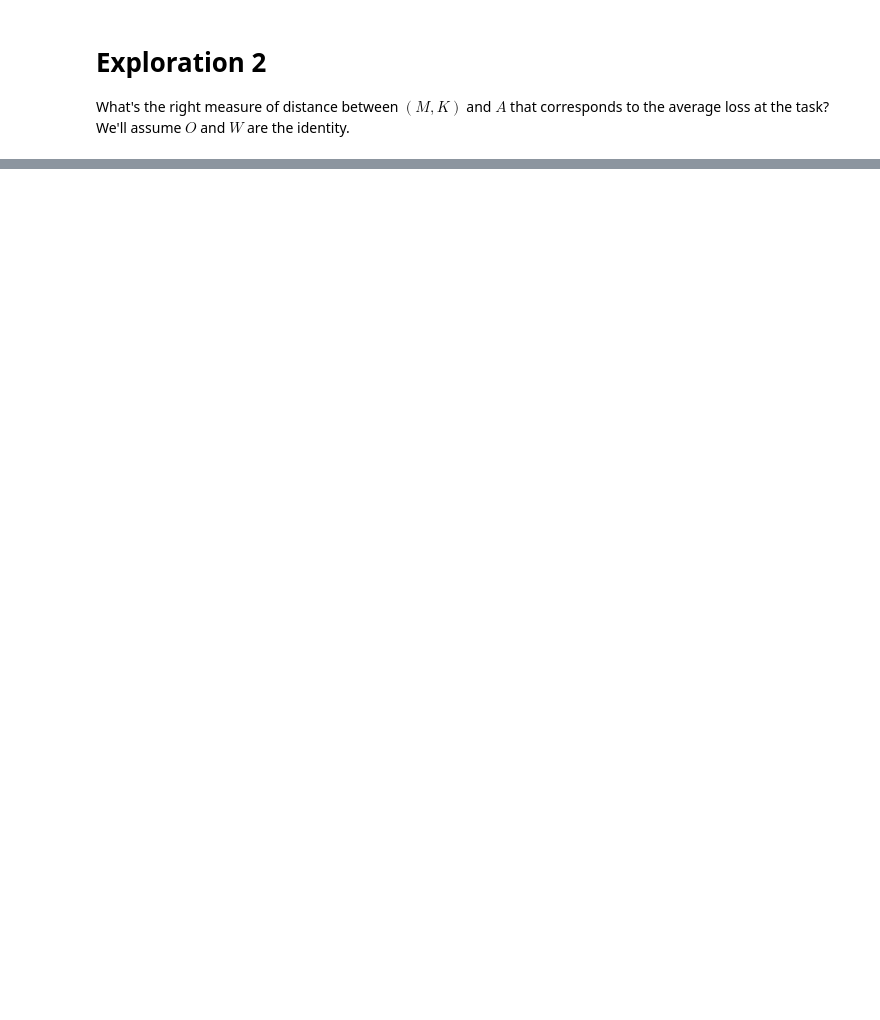
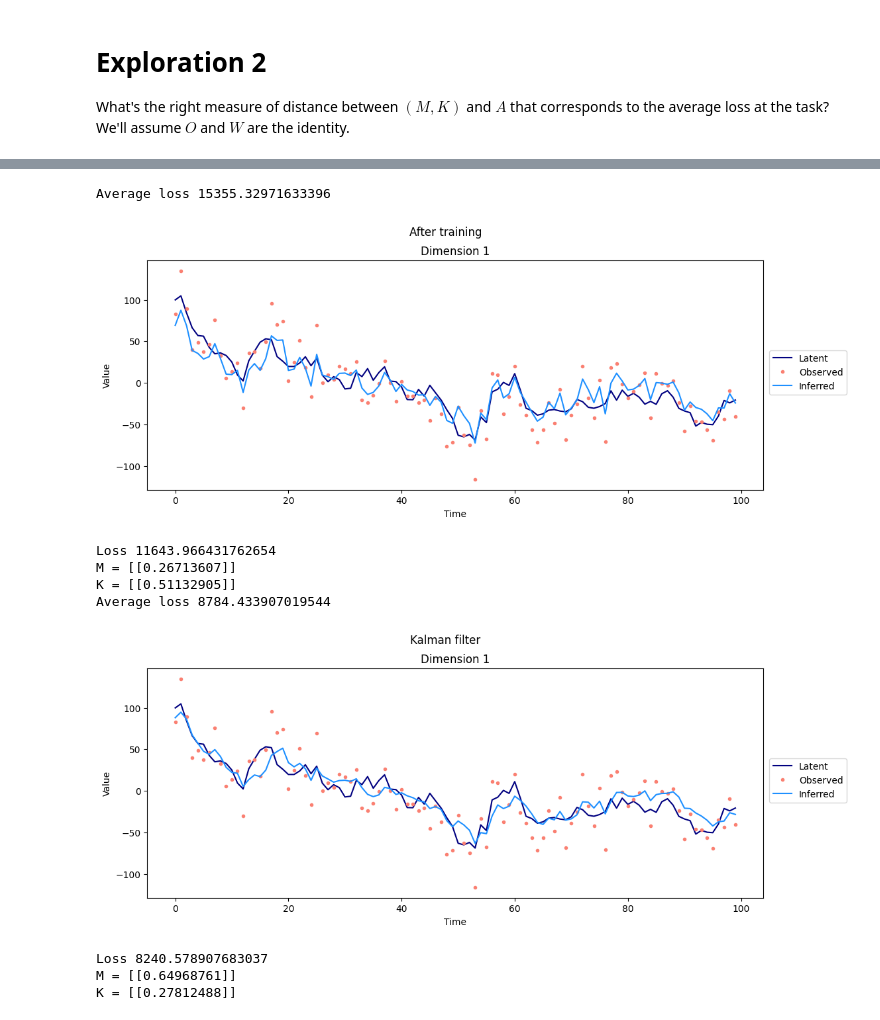
Before and after one commit to Kroiririoroirkk/cmu-project, a Jupyter notebook: LDS_exploration.ipynb, the cells around one changed output, grey strips where cells are left out. Saved outputs shown, nothing was run; the diff lists cells and outputs as text; code cells hidden in the pictures; blank space fills up the shorter version.

```diff
--- a/LDS_exploration.ipynb
+++ b/LDS_exploration.ipynb
@@ -167,2 +172,19 @@ assert Sigma_obs.shape == (m, m)
+# %%
+def find_nn_values_A_M_K(num_nns=5):
+    mks = np.zeros((num_a_ticks,num_nns,2))
+
+    for i, a_ in enumerate(np.linspace(-1*amk_range,amk_range,num_a_ticks)):
+        A = np.array([[a_]])
+        for j in tqdm.tqdm(range(num_nns)):
+            nn = NeuralNet(0.1*mk_rand_matrix(rng, n=1), 0.1*mk_rand_matrix(rng, n=1), np.eye(1), x0)
+            nn.train_until_converge(1e-6, 200, num_trials_per, rng, n, m, A, x0, Sigma_process, O,
+                                    Sigma_obs, num_steps, print_loss=False, progress_bar=False)
+            mks[i,j,0] = nn.M[0,0]
+            mks[i,j,1] = nn.K[0,0]
+
+    return mks
+
+
+mks = find_nn_values_A_M_K()
 # %%
 def test_A_M_K_loss_landscape():
@@ -200,0 +236,33 @@ def test_A_M_K_loss_landscape():
+# %%
+A = np.array([[0.90]])
+ts, xs, ys = simulate_hm_process(rng, n, m, A, x0, Sigma_process, O, Sigma_obs, num_steps)
+
+nn = NeuralNet(np.array([[mks[-1,0,0]]]), np.array([[mks[-1,0,1]]]), W, x0)
+Ls = nn.batch_test(batch_size, rng, n, m, A, x0, Sigma_process, O, Sigma_obs, num_steps)
+print('Average loss', np.mean(Ls))
+_, xhats = nn.forward(ys)
+plot_hm_process('After training', ts, xs, ys, xhats)
+print('Loss', calc_loss(xhats, xs))
+print('M =', nn.M)
+print('K =', nn.K)
+
+_, K_infty = find_steady_state_kalman_parameters(n, m, A, Sigma_process, O, Sigma_obs)
+nn = NeuralNet(A-K_infty@O@A, K_infty, W, x0)
+Ls = nn.batch_test(batch_size, rng, n, m, A, x0, Sigma_process, O, Sigma_obs, num_steps)
+print('Average loss', np.mean(Ls))
+_, xhats = nn.forward(ys)
+plot_hm_process('Kalman filter', ts, xs, ys, xhats)
+print('Loss', calc_loss(xhats, xs))
+print('M =', nn.M)
+print('K =', nn.K)
+# %% [output]
+Average loss 15355.32971633396
+[figure, added]
+Loss 11643.966431762654
+M = [[0.26713607]]
+K = [[0.51132905]]
+Average loss 8784.433907019544
+[figure, added]
+Loss 8240.578907683037
+M = [[0.64968761]]
+K = [[0.27812488]]
```
Also changed, not shown: parts of 6 cells of this notebook, 2 other files.
